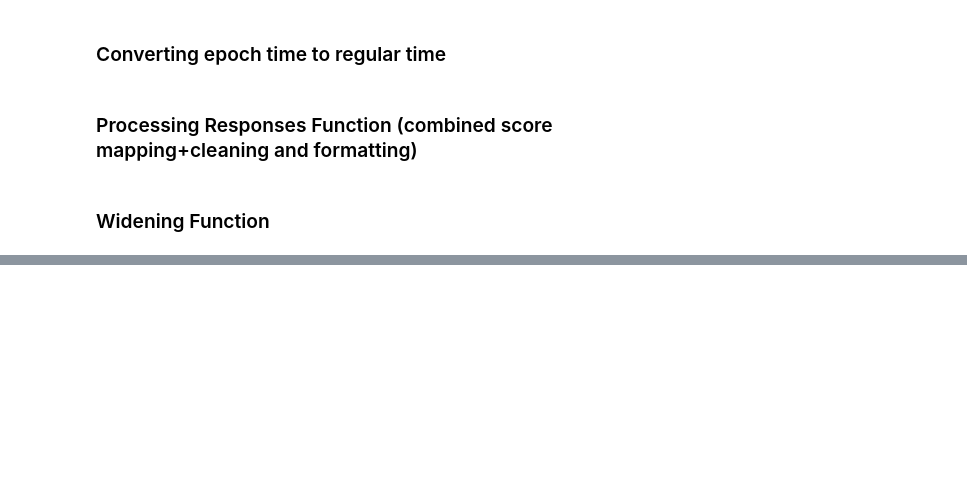
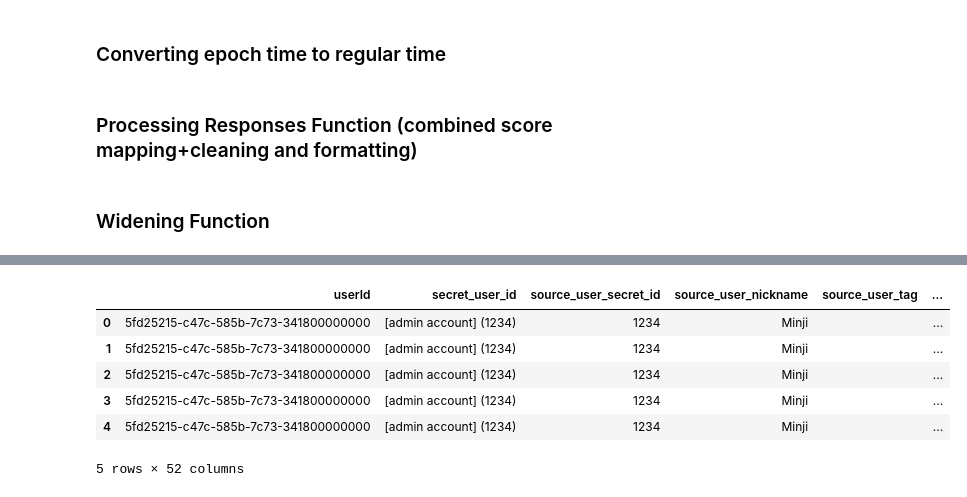
Before and after one commit to ChildMindInstitute/mindlogger-data-export-transformations, a Jupyter notebook: EMA_Data_Export_Functions.ipynb, the cells around one changed output, grey strips where cells are left out. Drawn from its saved outputs; the diff is of its cells as text; code cells hidden in the pictures; blank space fills up the shorter version.

```diff
--- a/EMA_Data_Export_Functions.ipynb
+++ b/EMA_Data_Export_Functions.ipynb
@@ -278,0 +320,25 @@ data_wide = widen_data(dat_processed, mycolumn_list, myresponse_column_name)
+# %%
+activities_only = df.copy()
+activities_only = activities_only[activities_only['activity_flow_id'].isna()]
+activities_only['new_responses'] = process_responses(activities_only)
+
+mycolumn_list = ['userId', 'secret_user_id',
+                 'source_user_secret_id',  'source_user_nickname', 'source_user_tag', 'source_user_relation',
+                 'target_user_secret_id', 'target_user_nickname', 'target_user_tag',
+                 'input_user_secret_id', 'input_user_nickname',
+                 'schedule_Time', 'start_Time', 'end_Time',
+                 'activity_flow_id', 'activity_flow_name', 'event_id', 'version' ]
+myresponse_column_name = 'new_responses'
+
+data_wide2 = widen_data(activities_only, mycolumn_list, myresponse_column_name)
+data_wide2.to_csv(os.path.join(output_path,'data_wide_activities_only.csv'),index=False)
+
+data_wide2.head()
+# %% [output]
+|  | userId | secret_user_id | source_user_secret_id | source_user_nickname | source_user_tag | ... |
+| 0 | 5fd25215-c47c-585b-7c73-341800000000 | [admin account] (1234) | 1234 | Minji |  | ... |
+| 1 | 5fd25215-c47c-585b-7c73-341800000000 | [admin account] (1234) | 1234 | Minji |  | ... |
+| 2 | 5fd25215-c47c-585b-7c73-341800000000 | [admin account] (1234) | 1234 | Minji |  | ... |
+| 3 | 5fd25215-c47c-585b-7c73-341800000000 | [admin account] (1234) | 1234 | Minji |  | ... |
+| 4 | 5fd25215-c47c-585b-7c73-341800000000 | [admin account] (1234) | 1234 | Minji |  | ... |
+5 rows × 52 columns
```
Also changed, not shown: parts of 8 cells of this notebook.
